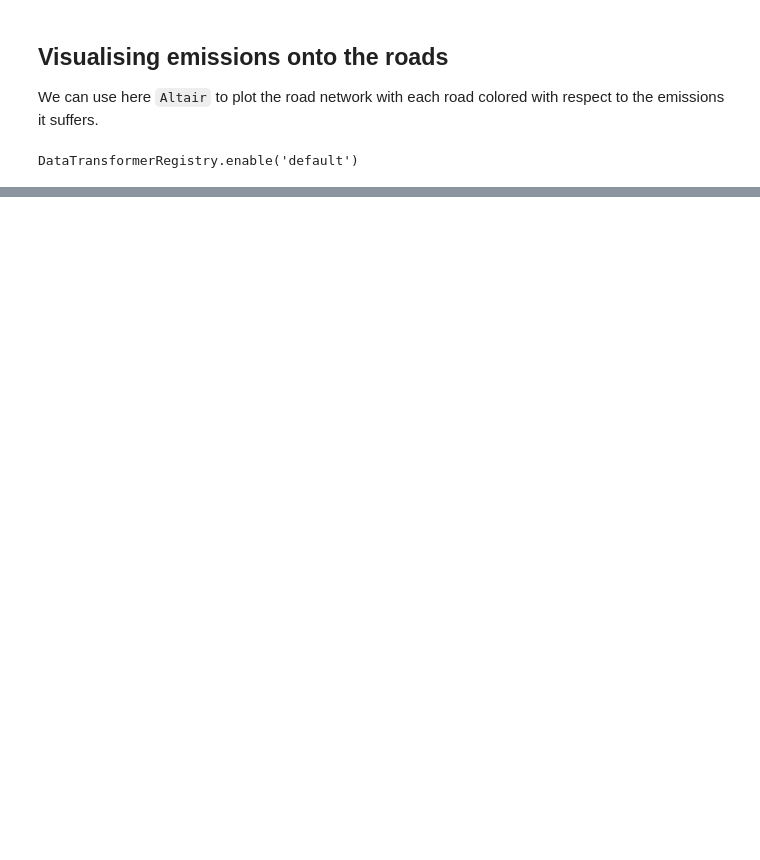
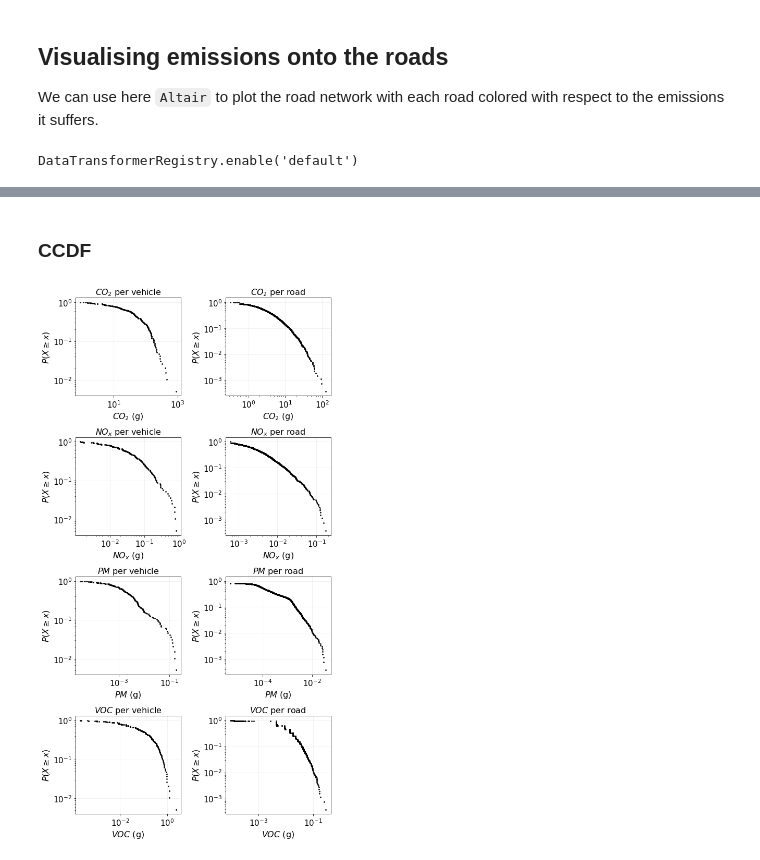
Before and after one commit to matteoboh/mobility_emissions, a Jupyter notebook: notebooks/example_with_public_data.ipynb, the cells around one changed output, grey strips where cells are left out. Drawn from its saved outputs; the diff is of its cells as text; code cells hidden in the pictures; blank space fills up the shorter version.

Commit message:
added last part on emissions distributions

```diff
--- a/notebooks/example_with_public_data.ipynb
+++ b/notebooks/example_with_public_data.ipynb
@@ -295,0 +349,42 @@ chart
+# %% [markdown]
+### CCDF
+# %%
+import matplotlib.pyplot as plt
+from powerlaw import ccdf
+
+list__tuple_dist_pollutant = [
+    ('vehicles', 'CO_2'), ('roads', 'CO_2'),
+    ('vehicles', 'NO_x'), ('roads', 'NO_x'),
+    ('vehicles', 'PM'), ('roads', 'PM'),
+    ('vehicles', 'VOC'), ('roads', 'VOC'),
+]
+
+
+fig, axs = plt.subplots(nrows=4, ncols=2, figsize=(8, 15))
+
+for ax, (c_dist, c_pollutant) in zip(axs.flat, list__tuple_dist_pollutant):
+
+    # loading df
+    df = aggregate_emissions(tdf_with_emissions, c_dist[:-1])
+
+    # tacking the column with the current pollutant
+    list_cumulate_emissions = list(df[c_pollutant])
+
+    # using powerlaw package to compute the CCDF of the current distribution
+    x, y = ccdf(list_cumulate_emissions, linear_bins=False)
+
+    # plotting
+    ax.scatter(x, y, color='black', s=3, label='data')
+    ax.set_xlabel(r'$%s$ (g)' %c_pollutant, fontsize=16)
+    ax.set_ylabel(r'$P(X \geq x)$', fontsize=16)
+    ax.tick_params(axis='x', which='minor', bottom=True)
+    ax.tick_params(axis='both', which='major', labelsize=15)
+    ax.set_yscale('log')
+    ax.set_xscale('log')
+    ax.set_title(r'$%s$ per %s' %(c_pollutant, c_dist[:-1]), fontsize=16)
+    ax.grid(alpha=0.2)
+
+plt.tight_layout()
+plt.show()
+# %% [output]
+[figure, added]
```
Also changed, not shown: parts of 6 cells of this notebook.
